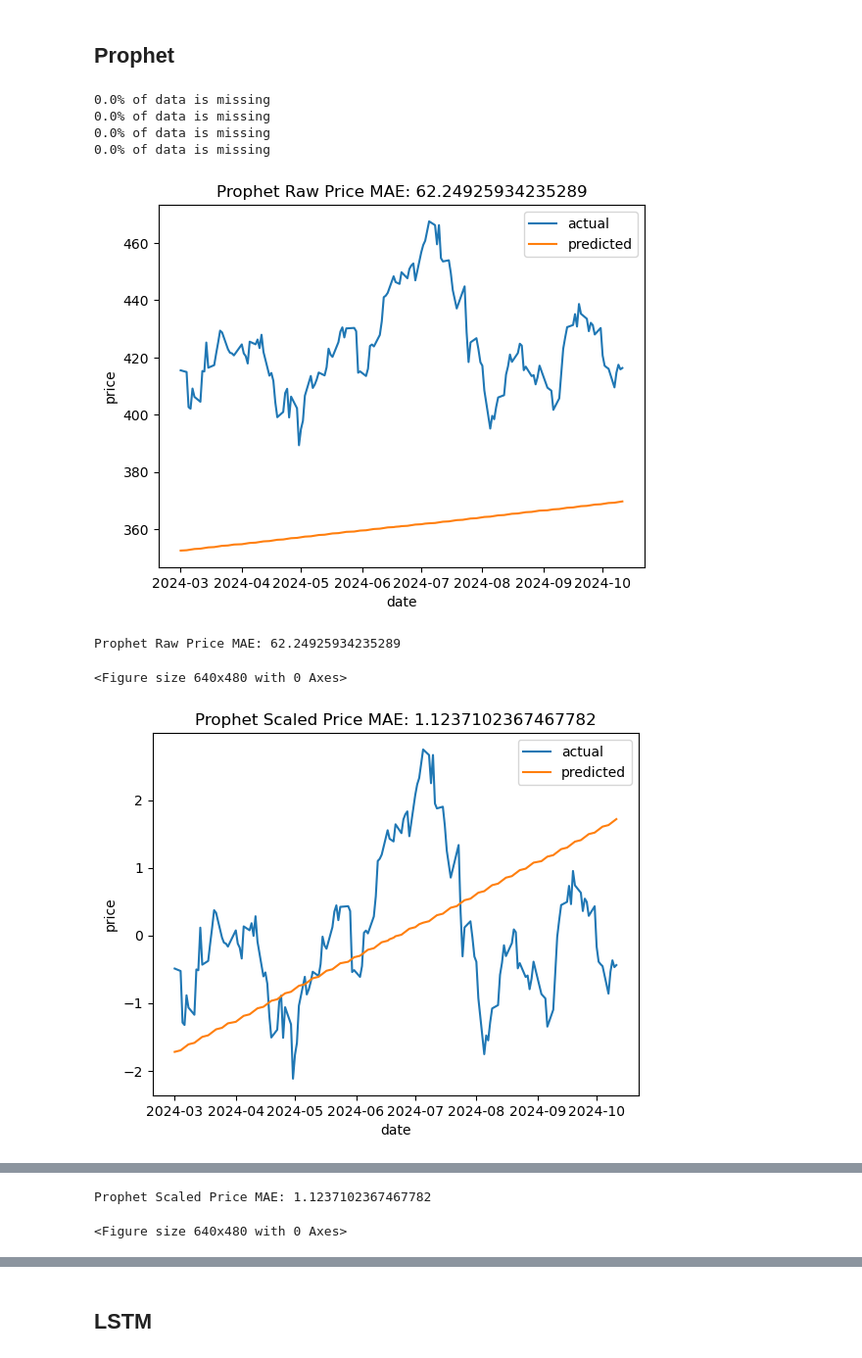
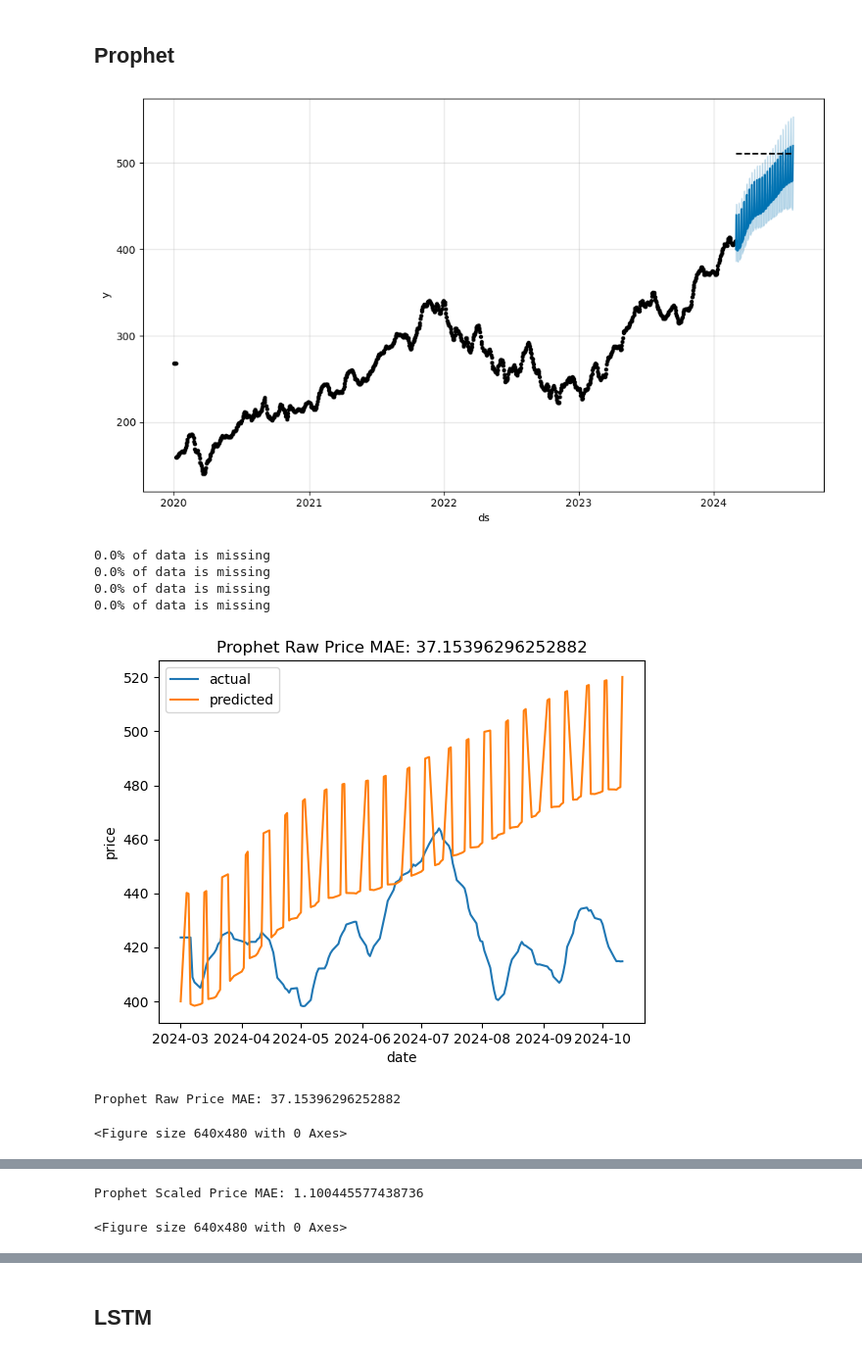
Before and after one commit to GGSimmons1992/5wbtHJaH3kS0oFG6, a Jupyter notebook: Notebooks/Evaluation.ipynb, the cells around one changed output, grey strips where cells are left out. Shown at 98% size. Cells and saved outputs as stored; diff of their text form; code cells hidden in the pictures.

```diff
--- a/Notebooks/Evaluation.ipynb
+++ b/Notebooks/Evaluation.ipynb
@@ -111,18 +114,20 @@ Exponential Smoothing Scaled Seasonality MAE: 0.13738870327565295
 # %%
 model = viz.loadModel('prophet')
 future = model.make_future_dataframe(periods=test.shape[0], freq='D')
 capValue = test['y'].max() * 1.1
 future['cap'] = capValue
 future['floor'] = 0
 forecast = model.predict(future)
 forecast = forecast.iloc[-test.shape[0]:]
+fig = model.plot(forecast)
+plt.show()
 viz.compare(date,validation,forecast['yhat'],'Prophet')
 # %% [output]
+[figure, new version]
 0.0% of data is missing
 0.0% of data is missing
 0.0% of data is missing
 0.0% of data is missing
-[figure, old version]
+[figure, new version]
-Prophet Raw Price MAE: 62.24925934235289
+Prophet Raw Price MAE: 37.15396296252882
 <Figure size 640x480 with 0 Axes>
-[figure, old version]
@@ -129,2 +135,2 @@ Prophet Raw Price MAE: 62.24925934235289
-Prophet Scaled Price MAE: 1.1237102367467782
+Prophet Scaled Price MAE: 1.100445577438736
 <Figure size 640x480 with 0 Axes>
```
Also changed, not shown: parts of 7 cells of this notebook, 20 other files.
